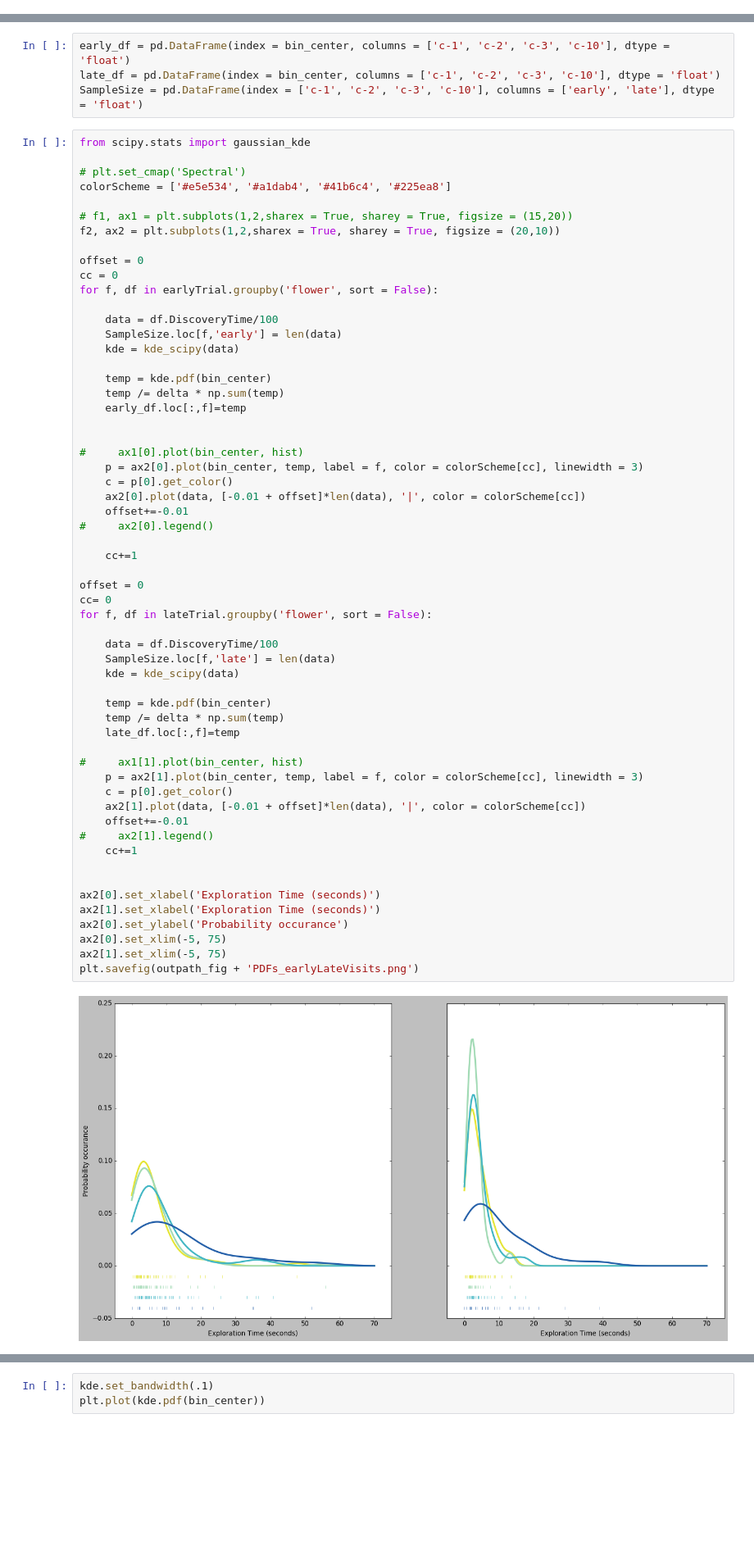
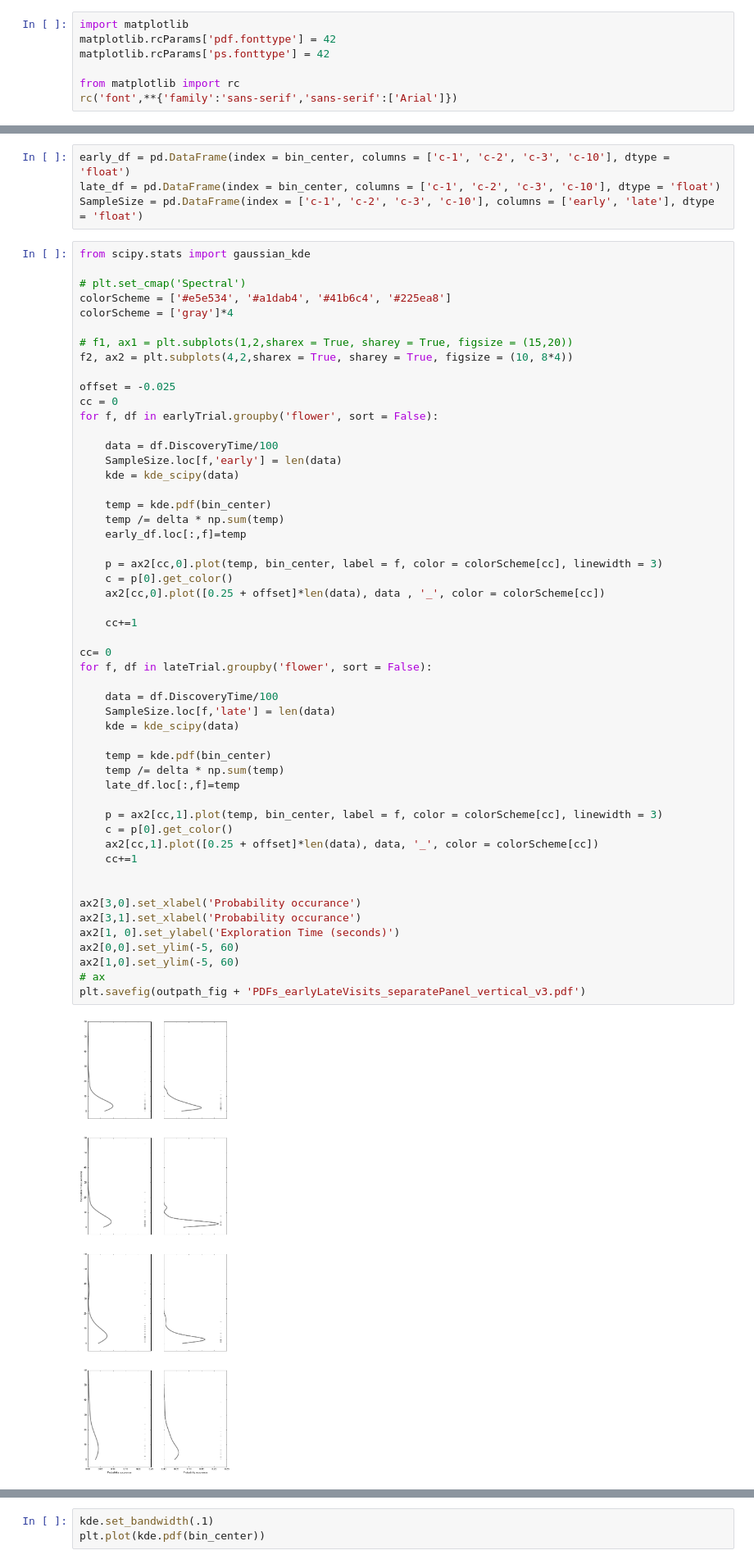
Before and after one commit to TanviDeora/MothLearning, a Jupyter notebook: Step8h_BinnedDataset-CompareFirstAndLast.ipynb, the cells around one changed output, grey strips where cells are left out. Shown at 82% size. Drawn from its saved outputs; the diff is of its cells as text; blank space fills up the shorter version.

```diff
--- a/Step8h_BinnedDataset-CompareFirstAndLast.ipynb
+++ b/Step8h_BinnedDataset-CompareFirstAndLast.ipynb
@@ -10,6 +10,13 @@ import numpy as np
 import glob
 
 from itertools import combinations
+# %%
+import matplotlib
+matplotlib.rcParams['pdf.fonttype'] = 42
+matplotlib.rcParams['ps.fonttype'] = 42
+
+from matplotlib import rc
+rc('font',**{'family':'sans-serif','sans-serif':['Arial']})
 # %%
 import seaborn as sns
 # %%
@@ -468,58 +441,52 @@ from scipy.stats import gaussian_kde
 
 # plt.set_cmap('Spectral')
 colorScheme = ['#e5e534', '#a1dab4', '#41b6c4', '#225ea8']
+colorScheme = ['gray']*4
 
 # f1, ax1 = plt.subplots(1,2,sharex = True, sharey = True, figsize = (15,20))
-f2, ax2 = plt.subplots(1,2,sharex = True, sharey = True, figsize = (20,10))
+f2, ax2 = plt.subplots(4,2,sharex = True, sharey = True, figsize = (10, 8*4))
 
-offset = 0
+offset = -0.025
 cc = 0
 for f, df in earlyTrial.groupby('flower', sort = False):
 
     data = df.DiscoveryTime/100
     SampleSize.loc[f,'early'] = len(data)
     kde = kde_scipy(data)
 
     temp = kde.pdf(bin_center)
     temp /= delta * np.sum(temp)
     early_df.loc[:,f]=temp
 
-
-#     ax1[0].plot(bin_center, hist)
-    p = ax2[0].plot(bin_center, temp, label = f, color = colorScheme[cc], linewidth = 3)
+    p = ax2[cc,0].plot(temp, bin_center, label = f, color = colorScheme[cc], linewidth = 3)
     c = p[0].get_color()
-    ax2[0].plot(data, [-0.01 + offset]*len(data), '|', color = colorScheme[cc])
-    offset+=-0.01
-#     ax2[0].legend()
+    ax2[cc,0].plot([0.25 + offset]*len(data), data , '_', color = colorScheme[cc])
 
     cc+=1
 
-offset = 0
 cc= 0
 for f, df in lateTrial.groupby('flower', sort = False):
 
     data = df.DiscoveryTime/100
     SampleSize.loc[f,'late'] = len(data)
     kde = kde_scipy(data)
 
     temp = kde.pdf(bin_center)
     temp /= delta * np.sum(temp)
     late_df.loc[:,f]=temp
 
-#     ax1[1].plot(bin_center, hist)
-    p = ax2[1].plot(bin_center, temp, label = f, color = colorScheme[cc], linewidth = 3)
+    p = ax2[cc,1].plot(temp, bin_center, label = f, color = colorScheme[cc], linewidth = 3)
     c = p[0].get_color()
-    ax2[1].plot(data, [-0.01 + offset]*len(data), '|', color = colorScheme[cc])
-    offset+=-0.01
-#     ax2[1].legend()
+    ax2[cc,1].plot([0.25 + offset]*len(data), data, '_', color = colorScheme[cc])
     cc+=1
 
 
-ax2[0].set_xlabel('Exploration Time (seconds)')
-ax2[1].set_xlabel('Exploration Time (seconds)')
-ax2[0].set_ylabel('Probability occurance')
-ax2[0].set_xlim(-5, 75)
-ax2[1].set_xlim(-5, 75)
-plt.savefig(outpath_fig + 'PDFs_earlyLateVisits.png')
+ax2[3,0].set_xlabel('Probability occurance')
+ax2[3,1].set_xlabel('Probability occurance')
+ax2[1, 0].set_ylabel('Exploration Time (seconds)')
+ax2[0,0].set_ylim(-5, 60)
+ax2[1,0].set_ylim(-5, 60)
+# ax
+plt.savefig(outpath_fig + 'PDFs_earlyLateVisits_separatePanel_vertical_v3.pdf')
 # %% [output]
-[figure, old version]
+[figure, new version]
```
Also changed, not shown: parts of 6 cells of this notebook, 3 other files.
